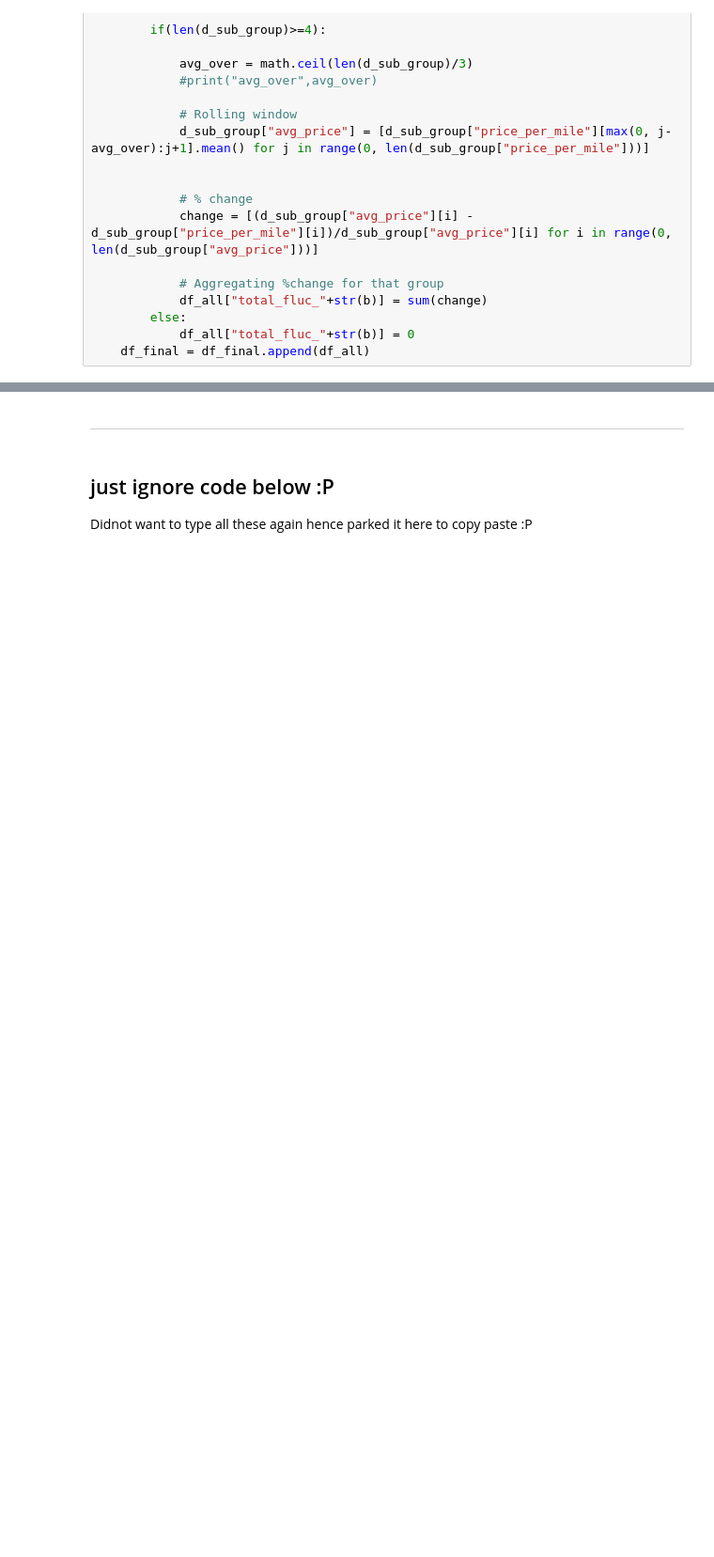
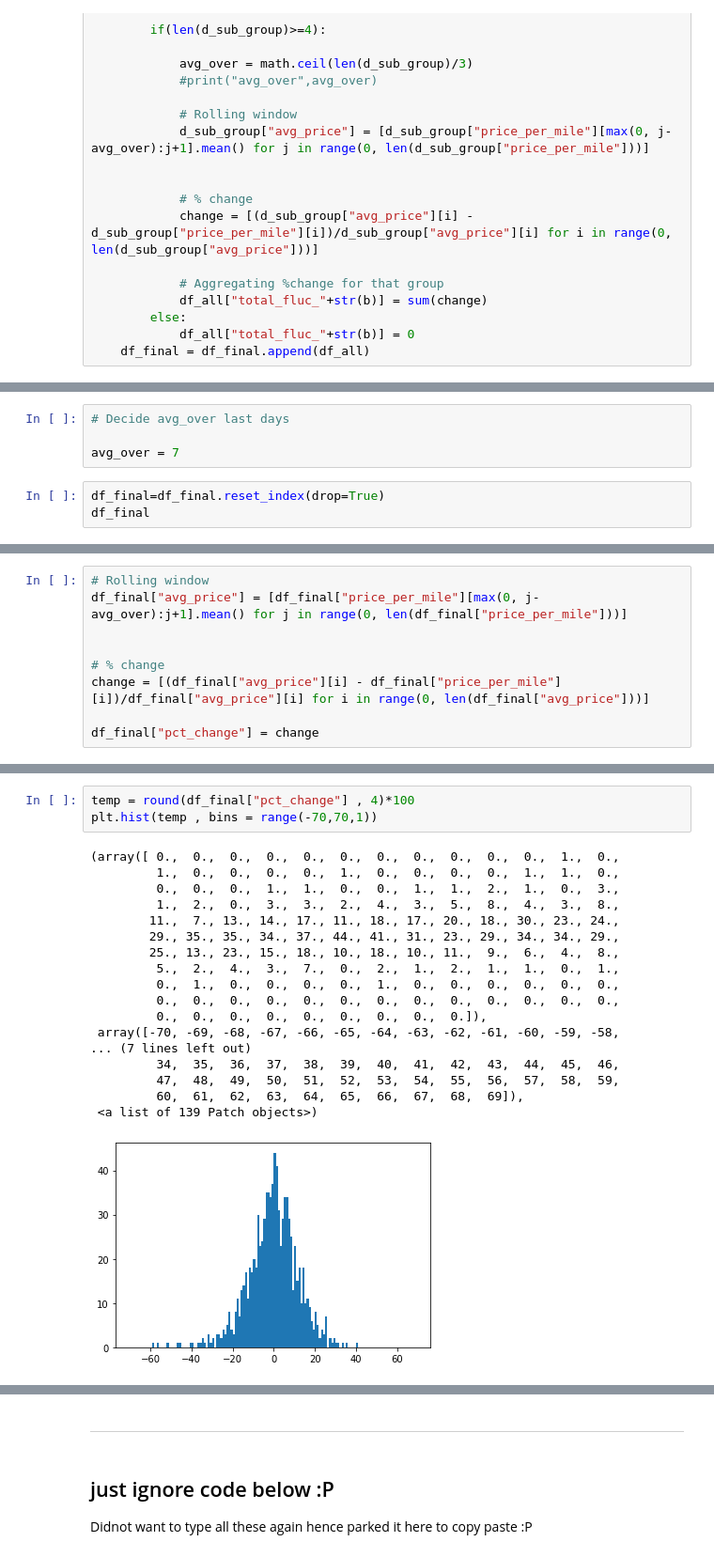
Before and after one commit to raghavsood35/capstone_ql2_software, a Jupyter notebook: Jupyter Scripts/airfare_FeatureExtraction_v2.ipynb, the cells around one changed output, grey strips where cells are left out. Shown at 94% size. Drawn from its saved outputs; the diff is of its cells as text; blank space fills up the shorter version.

```diff
--- a/Jupyter Scripts/airfare_FeatureExtraction_v2.ipynb
+++ b/Jupyter Scripts/airfare_FeatureExtraction_v2.ipynb
@@ -192,0 +249,7 @@ df_final[df_final["DDATE"]=='2018-06-13']
+# %%
+# Decide avg_over last days
+
+avg_over = 7
+# %%
+df_final=df_final.reset_index(drop=True)
+df_final
@@ -192,0 +270,9 @@ df_final[df_final["DDATE"]=='2018-06-13']
+# %%
+# Rolling window
+df_final["avg_price"] = [df_final["price_per_mile"][max(0, j-avg_over):j+1].mean() for j in range(0, len(df_final["price_per_mile"]))]
+
+
+# % change
+change = [(df_final["avg_price"][i] - df_final["price_per_mile"][i])/df_final["avg_price"][i] for i in range(0, len(df_final["avg_price"]))]
+
+df_final["pct_change"] = change
@@ -192,0 +295,22 @@ df_final[df_final["DDATE"]=='2018-06-13']
+# %%
+temp = round(df_final["pct_change"] , 4)*100
+plt.hist(temp , bins = range(-70,70,1))
+# %% [output]
+(array([ 0.,  0.,  0.,  0.,  0.,  0.,  0.,  0.,  0.,  0.,  0.,  1.,  0.,
+         1.,  0.,  0.,  0.,  0.,  1.,  0.,  0.,  0.,  0.,  1.,  1.,  0.,
+         0.,  0.,  0.,  1.,  1.,  0.,  0.,  1.,  1.,  2.,  1.,  0.,  3.,
+         1.,  2.,  0.,  3.,  3.,  2.,  4.,  3.,  5.,  8.,  4.,  3.,  8.,
+        11.,  7., 13., 14., 17., 11., 18., 17., 20., 18., 30., 23., 24.,
+        29., 35., 35., 34., 37., 44., 41., 31., 23., 29., 34., 34., 29.,
+        25., 13., 23., 15., 18., 10., 18., 10., 11.,  9.,  6.,  4.,  8.,
+         5.,  2.,  4.,  3.,  7.,  0.,  2.,  1.,  2.,  1.,  1.,  0.,  1.,
+         0.,  1.,  0.,  0.,  0.,  0.,  1.,  0.,  0.,  0.,  0.,  0.,  0.,
+         0.,  0.,  0.,  0.,  0.,  0.,  0.,  0.,  0.,  0.,  0.,  0.,  0.,
+         0.,  0.,  0.,  0.,  0.,  0.,  0.,  0.,  0.]),
+ array([-70, -69, -68, -67, -66, -65, -64, -63, -62, -61, -60, -59, -58,
+... (7 lines left out)
+         34,  35,  36,  37,  38,  39,  40,  41,  42,  43,  44,  45,  46,
+         47,  48,  49,  50,  51,  52,  53,  54,  55,  56,  57,  58,  59,
+         60,  61,  62,  63,  64,  65,  66,  67,  68,  69]),
+ <a list of 139 Patch objects>)
+[figure, added]
```
Also changed, not shown: parts of 26 cells of this notebook.
